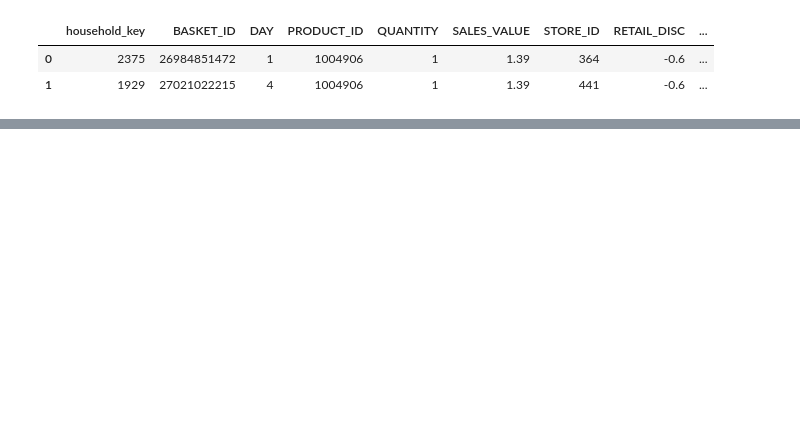
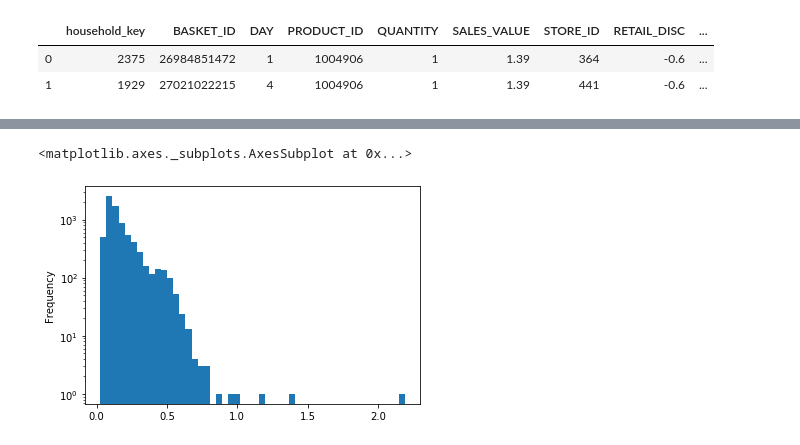
Before and after one commit to Lucianod28/Ada-project, a Jupyter notebook: notebooks/BoughtTogether.ipynb, the cells around one changed output, grey strips where cells are left out. Cells and saved outputs as stored; diff of their text form; code cells hidden in the pictures; blank space fills up the shorter version.

```diff
--- a/notebooks/BoughtTogether.ipynb
+++ b/notebooks/BoughtTogether.ipynb
@@ -408,0 +496,14 @@ Name: name, dtype: object
+# %%
+relativized["Relative Count 1"] = relativized["Count"] / relativized["Sales 1"]
+relativized["Relative Count 2"] = relativized["Count"] / relativized["Sales 2"]
+# %%
+relativized["Relative Count"] = relativized[["Relative Count 1", "Relative Count 2"]].max(axis=1)
+# %%
+relativized = relativized[relativized["Count"] > 500] # skip ones appearing rarely
+# %%
+relativized = relativized.sort_values("Relative Count", ascending=False)
+# %%
+relativized["Relative Count"].plot.hist(log=True, bins=50)
+# %% [output]
+<matplotlib.axes._subplots.AxesSubplot at 0x...>
+[figure, added]
```
Also changed, not shown: parts of 34 cells of this notebook.
